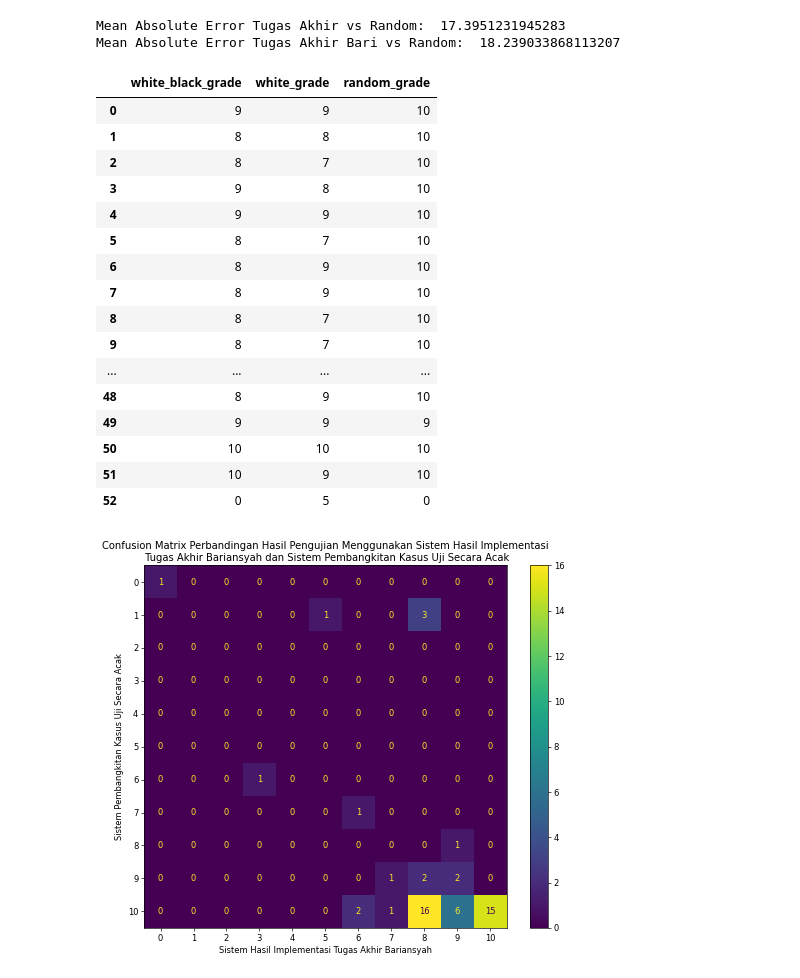
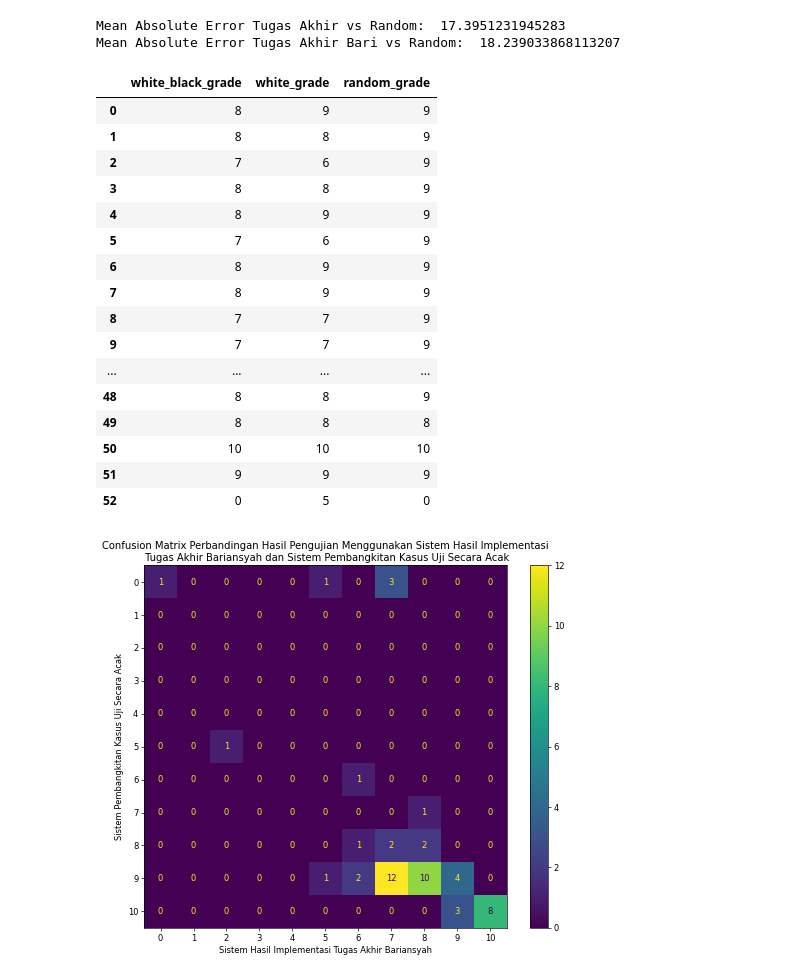
Before and after one commit to moondemon68/PyAssessment, a Jupyter notebook: res/Visualization.ipynb, the cells around one changed output. Drawn from its saved outputs; the diff is of its cells as text; code cells hidden in the pictures.

Commit message:
docs: ✏️ visualization update

```diff
--- a/res/Visualization.ipynb
+++ b/res/Visualization.ipynb
@@ -82,30 +82,30 @@ print('Mean Absolute Error Tugas Akhir Bari vs Random: ', mean_absolute_error(df
 Mean Absolute Error Tugas Akhir vs Random:  17.3951231945283
 Mean Absolute Error Tugas Akhir Bari vs Random:  18.239033868113207
 # %%
-bins = [-10, 0, 10, 20, 30, 40, 50, 60, 70, 80, 90, 100]
+bins = [-0.001, 10-0.001, 20-0.001, 30-0.001, 40-0.001, 50-0.001, 60-0.001, 70-0.001, 80-0.001, 90-0.001, 100-0.001, 100+0.001]
 labels = [0, 1, 2, 3, 4, 5, 6, 7, 8, 9, 10]
 cat_white=pd.cut(df['white_grade'], bins=bins, labels=labels)
 cat_white_black=pd.cut(df['white_black_grade'], bins=bins, labels=labels)
 cat_random=pd.cut(df['random_grade'], bins=bins, labels=labels)
 categorized_grade = pd.concat([cat_white_black, cat_white, cat_random], axis=1)
 categorized_grade
 # %% [output]
 |  | white_black_grade | white_grade | random_grade |
-| 0 | 9 | 9 | 10 |
-| 1 | 8 | 8 | 10 |
-| 2 | 8 | 7 | 10 |
-| 3 | 9 | 8 | 10 |
-| 4 | 9 | 9 | 10 |
-| 5 | 8 | 7 | 10 |
-| 6 | 8 | 9 | 10 |
-| 7 | 8 | 9 | 10 |
-| 8 | 8 | 7 | 10 |
-| 9 | 8 | 7 | 10 |
+| 0 | 8 | 9 | 9 |
+| 1 | 8 | 8 | 9 |
+| 2 | 7 | 6 | 9 |
+| 3 | 8 | 8 | 9 |
+| 4 | 8 | 9 | 9 |
+| 5 | 7 | 6 | 9 |
+| 6 | 8 | 9 | 9 |
+| 7 | 8 | 9 | 9 |
+| 8 | 7 | 7 | 9 |
+| 9 | 7 | 7 | 9 |
 | ... | ... | ... | ... |
-| 48 | 8 | 9 | 10 |
-| 49 | 9 | 9 | 9 |
+| 48 | 8 | 8 | 9 |
+| 49 | 8 | 8 | 8 |
 | 50 | 10 | 10 | 10 |
-| 51 | 10 | 9 | 10 |
+| 51 | 9 | 9 | 9 |
 | 52 | 0 | 5 | 0 |
 # %%
 cm = confusion_matrix(categorized_grade['random_grade'], categorized_grade['white_black_grade'], labels = labels)
@@ -116,7 +116,7 @@ disp.plot(ax = ax)
 disp.ax_.set(xlabel='Sistem Hasil Implementasi Tugas Akhir Bariansyah', ylabel='Sistem Pembangkitan Kasus Uji Secara Acak')
 plt.show()
 # %% [output]
-[figure, old version]
+[figure, new version]
 # %%
 cm = confusion_matrix(categorized_grade['random_grade'], categorized_grade['white_grade'], labels = labels)
 disp = ConfusionMatrixDisplay(confusion_matrix=cm, display_labels=labels)
```
Also changed, not shown: parts of 1 cell of this notebook.
